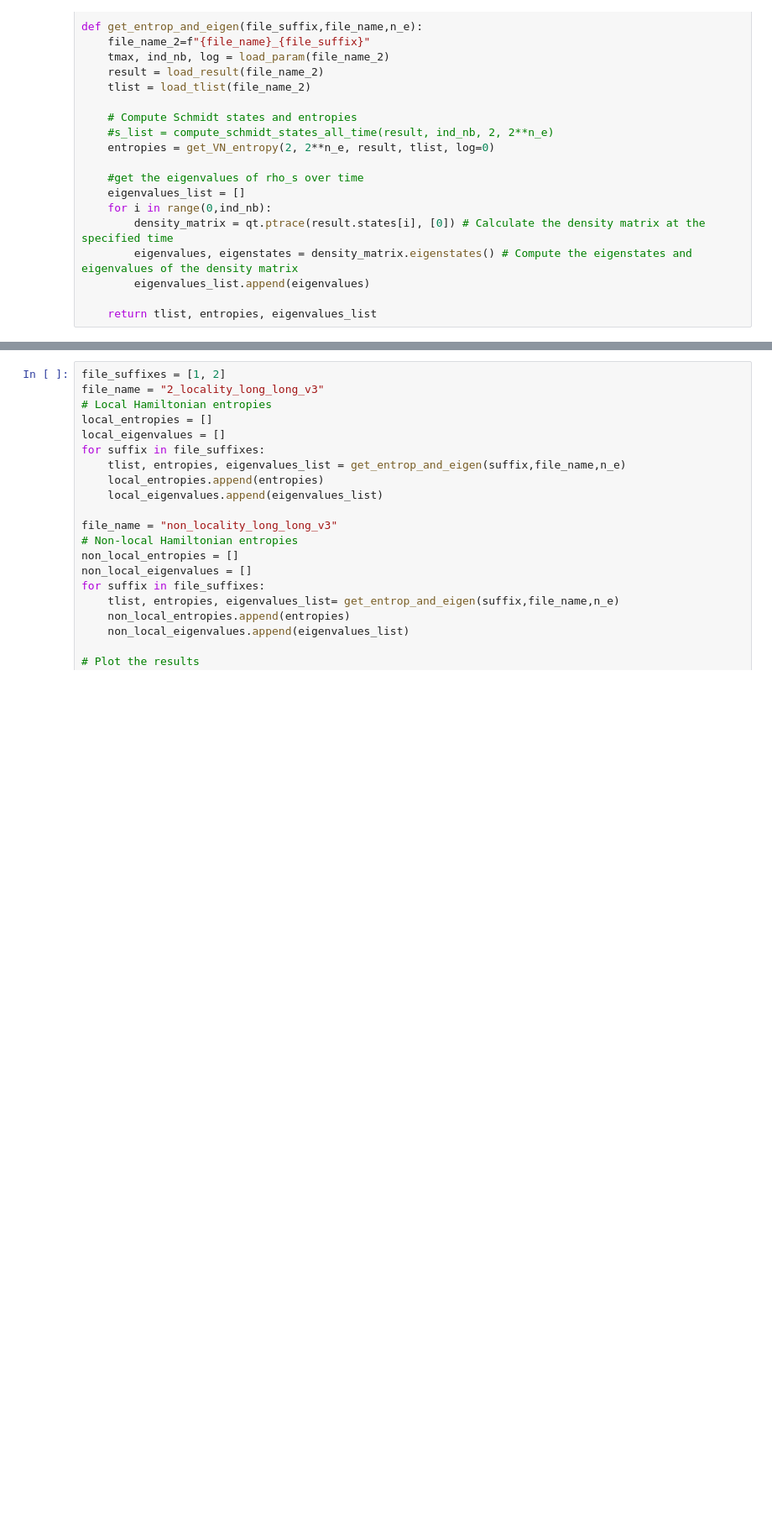
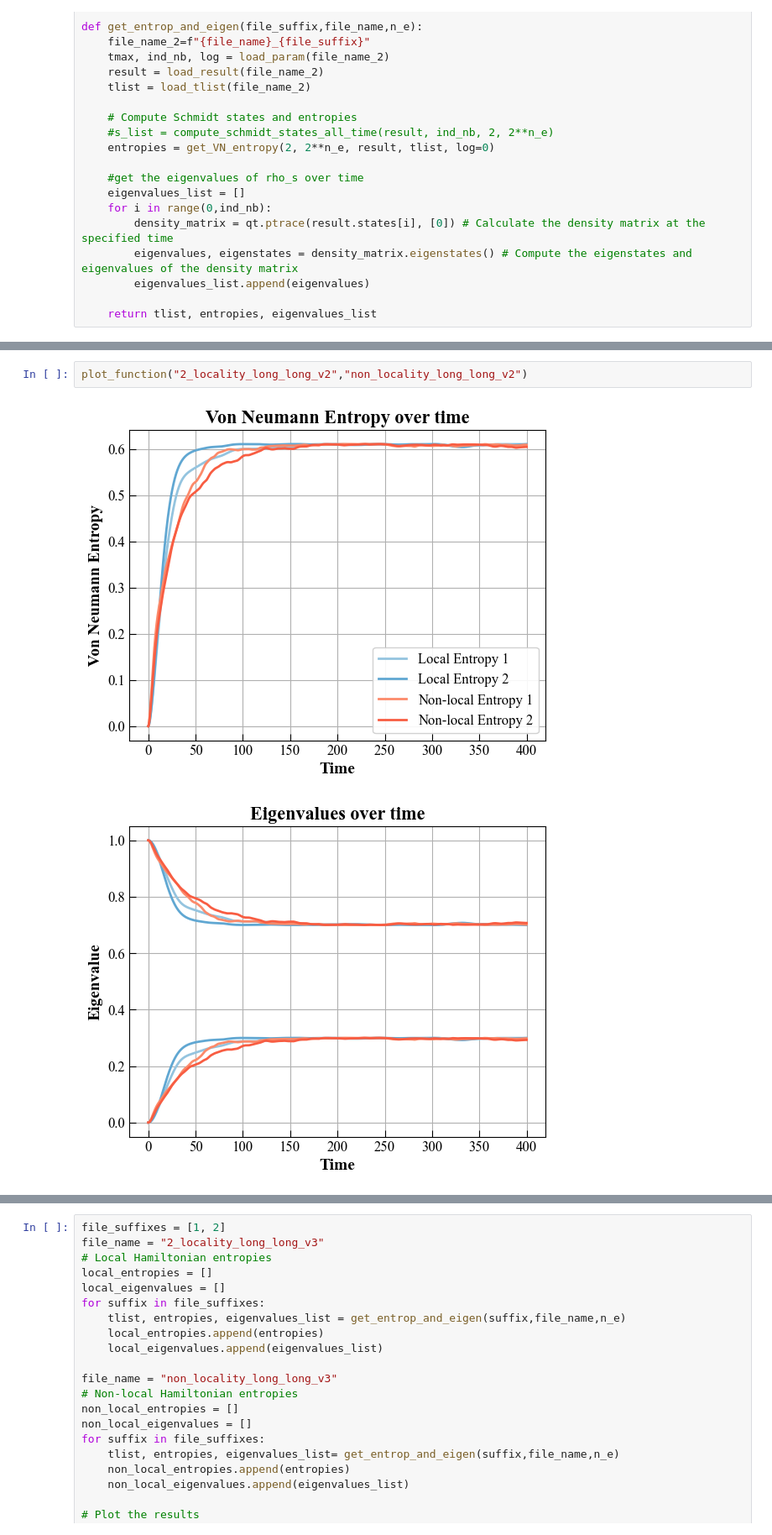
Before and after one commit to MarinAndreGirard/ACL, a Jupyter notebook: Working/2_locality.ipynb, the cells around one changed output, grey strips where cells are left out. Shown at 84% size. Drawn from its saved outputs; the diff is of its cells as text; blank space fills up the shorter version.

```diff
--- a/Working/2_locality.ipynb
+++ b/Working/2_locality.ipynb
@@ -1138,0 +593,5 @@ plt.show()
+# %%
+plot_function("2_locality_long_long_v2","non_locality_long_long_v2")
+# %% [output]
+[figure, added]
+[figure, added]
```
Also changed, not shown: parts of 24 cells of this notebook, 1 other file.
